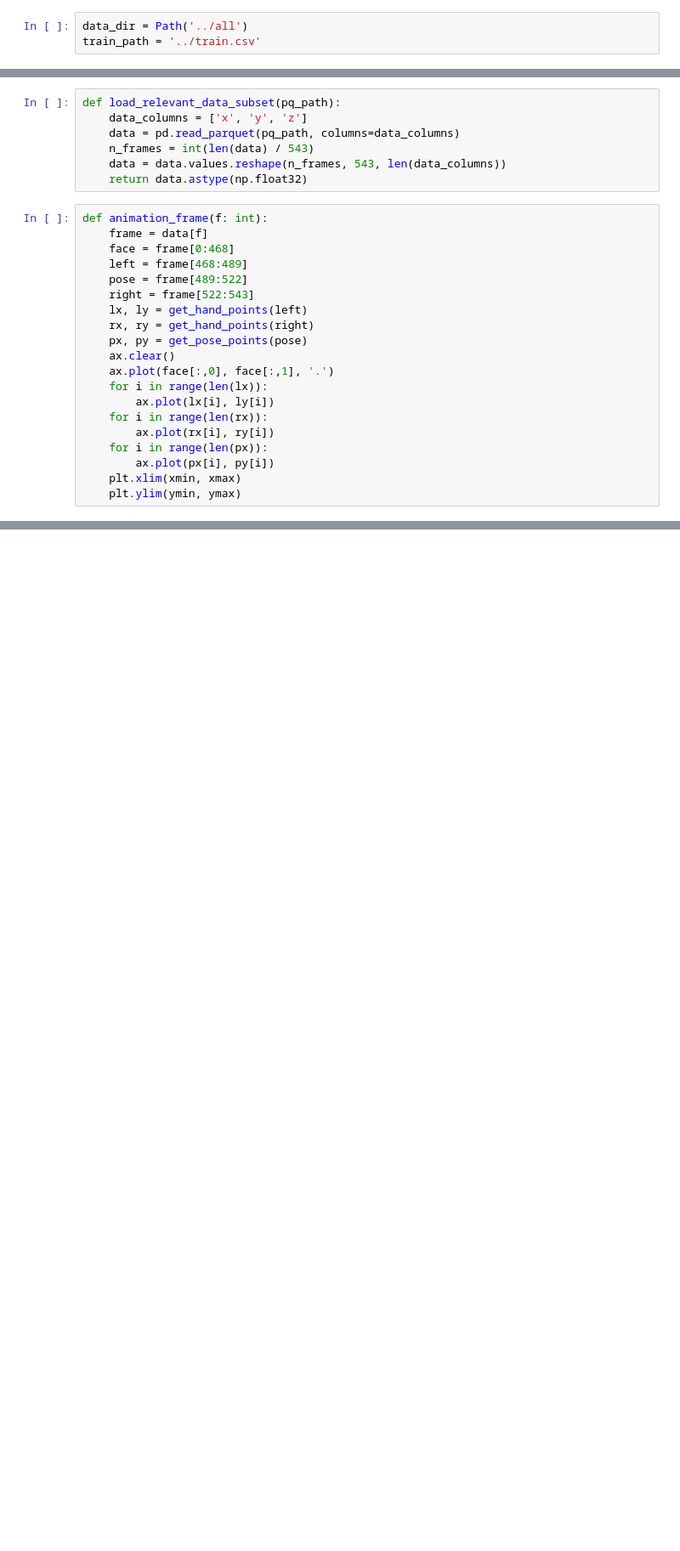
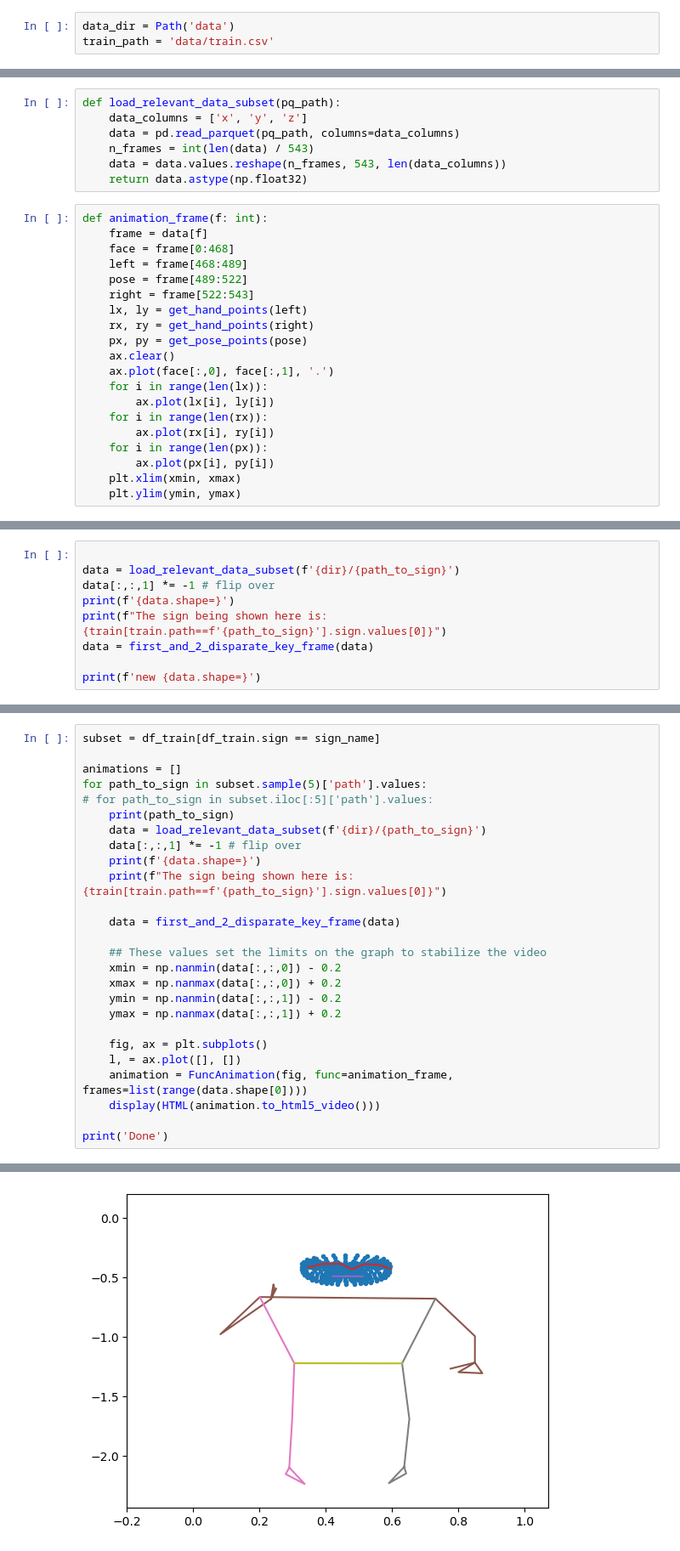
Before and after one commit to MrGeislinger/kaggle-asl-signs, a Jupyter notebook: animations.ipynb, the cells around one changed output, grey strips where cells are left out. Shown: that part at 85% size. Drawn from its saved outputs; the diff is of its cells as text; blank space fills up the shorter version.

Commit message:
Added 3 keyframe preprocessing to animations and beefier

```diff
--- a/animations.ipynb
+++ b/animations.ipynb
@@ -14,6 +14,6 @@ To enable them in other operations, rebuild TensorFlow with the appropriate comp
 # %%
-data_dir = Path('../all')
-train_path = '../train.csv'
+data_dir = Path('data')
+train_path = 'data/train.csv'
 # %%
 df_train = pd.read_csv(train_path)
 df_train.info()
@@ -152,0 +154,9 @@ array(['blow', 'wait', 'cloud', 'bird', 'owie', 'duck', 'minemy', 'lips',
+# %%
+
+data = load_relevant_data_subset(f'{dir}/{path_to_sign}')
+data[:,:,1] *= -1 # flip over
+print(f'{data.shape=}')
+print(f"The sign being shown here is: {train[train.path==f'{path_to_sign}'].sign.values[0]}")
+data = first_and_2_disparate_key_frame(data)
+
+print(f'new {data.shape=}')
@@ -152,0 +169,27 @@ array(['blow', 'wait', 'cloud', 'bird', 'owie', 'duck', 'minemy', 'lips',
+# %%
+subset = df_train[df_train.sign == sign_name]
+
+animations = []
+for path_to_sign in subset.sample(5)['path'].values:
+# for path_to_sign in subset.iloc[:5]['path'].values:
+    print(path_to_sign)
+    data = load_relevant_data_subset(f'{dir}/{path_to_sign}')
+    data[:,:,1] *= -1 # flip over
+    print(f'{data.shape=}')
+    print(f"The sign being shown here is: {train[train.path==f'{path_to_sign}'].sign.values[0]}")
+
+    data = first_and_2_disparate_key_frame(data)
+
+    ## These values set the limits on the graph to stabilize the video
+    xmin = np.nanmin(data[:,:,0]) - 0.2
+    xmax = np.nanmax(data[:,:,0]) + 0.2
+    ymin = np.nanmin(data[:,:,1]) - 0.2
+    ymax = np.nanmax(data[:,:,1]) + 0.2
+
+    fig, ax = plt.subplots()
+    l, = ax.plot([], [])
+    animation = FuncAnimation(fig, func=animation_frame, frames=list(range(data.shape[0])))
+    display(HTML(animation.to_html5_video()))
+
+print('Done')
+# %% [output]
@@ -152,0 +217 @@ array(['blow', 'wait', 'cloud', 'bird', 'owie', 'duck', 'minemy', 'lips',
+[figure, added]
```
Also changed, not shown: parts of 13 cells of this notebook, 1 other file.
